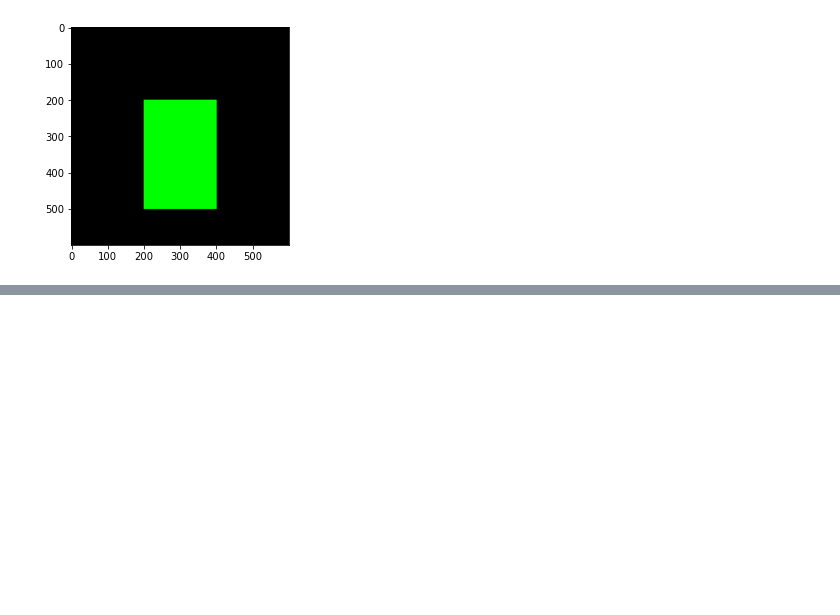
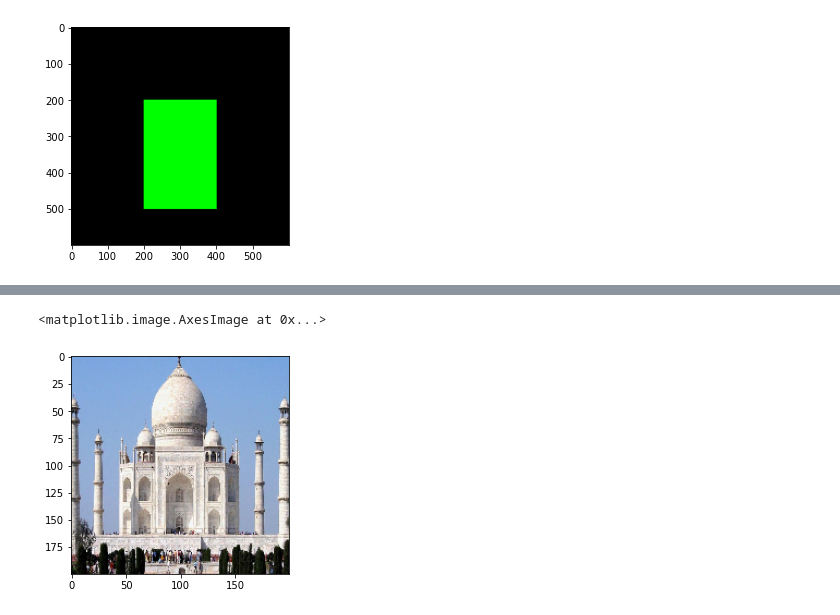
Before and after one commit to lh77x7/Python-data-analysis, a Jupyter notebook: chap13/chap13-analyzingImageData.ipynb, the cells around one changed output, grey strips where cells are left out. Saved outputs shown, nothing was run; the diff lists cells and outputs as text; code cells hidden in the pictures; blank space fills up the shorter version.

```diff
--- a/chap13/chap13-analyzingImageData.ipynb
+++ b/chap13/chap13-analyzingImageData.ipynb
@@ -122,0 +160,10 @@ plt.imshow(rectangle)
+# %%
+# resize the image
+image_resized = cv2.resize(rgb_image, (200, 200))
+interpolation = cv2.INTER_NEAREST
+
+# display the image
+plt.imshow(image_resized)
+# %% [output]
+<matplotlib.image.AxesImage at 0x...>
+[figure, added]
```
Also changed, not shown: parts of 3 cells of this notebook.
